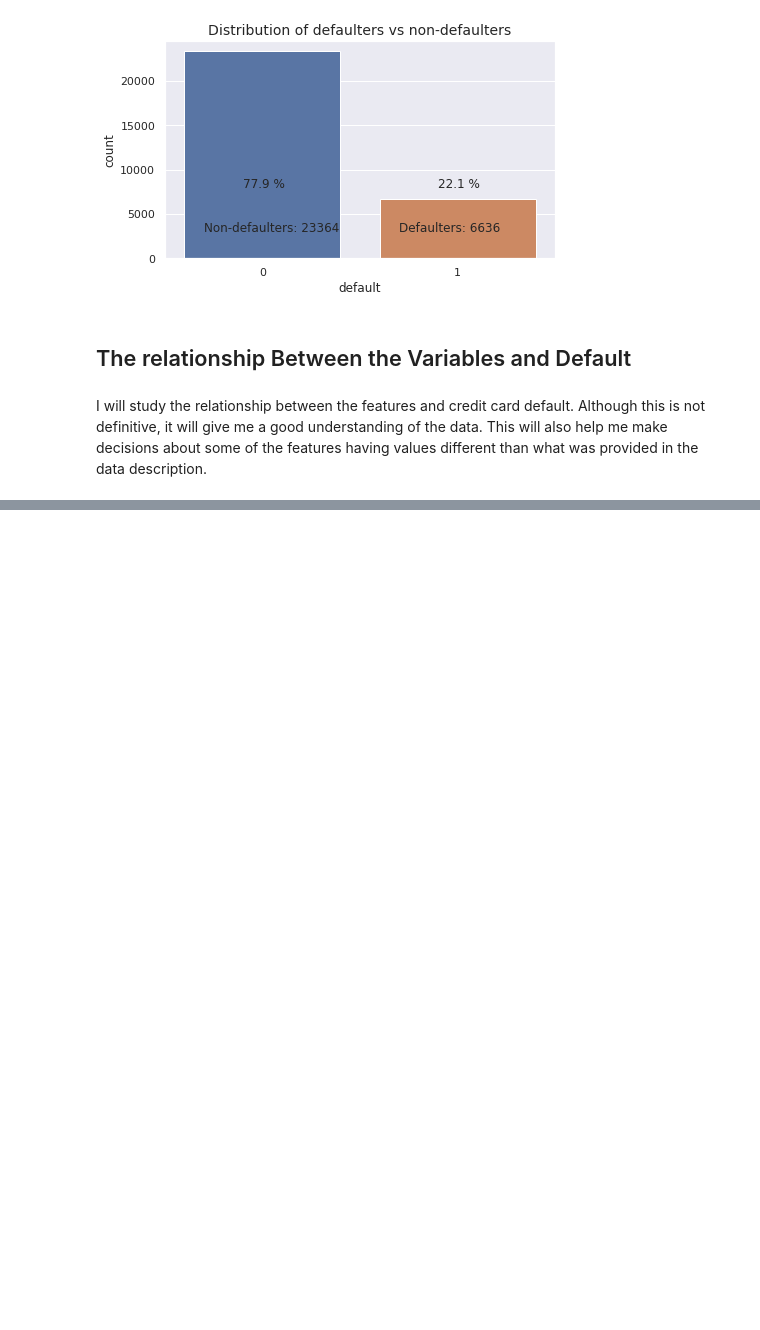
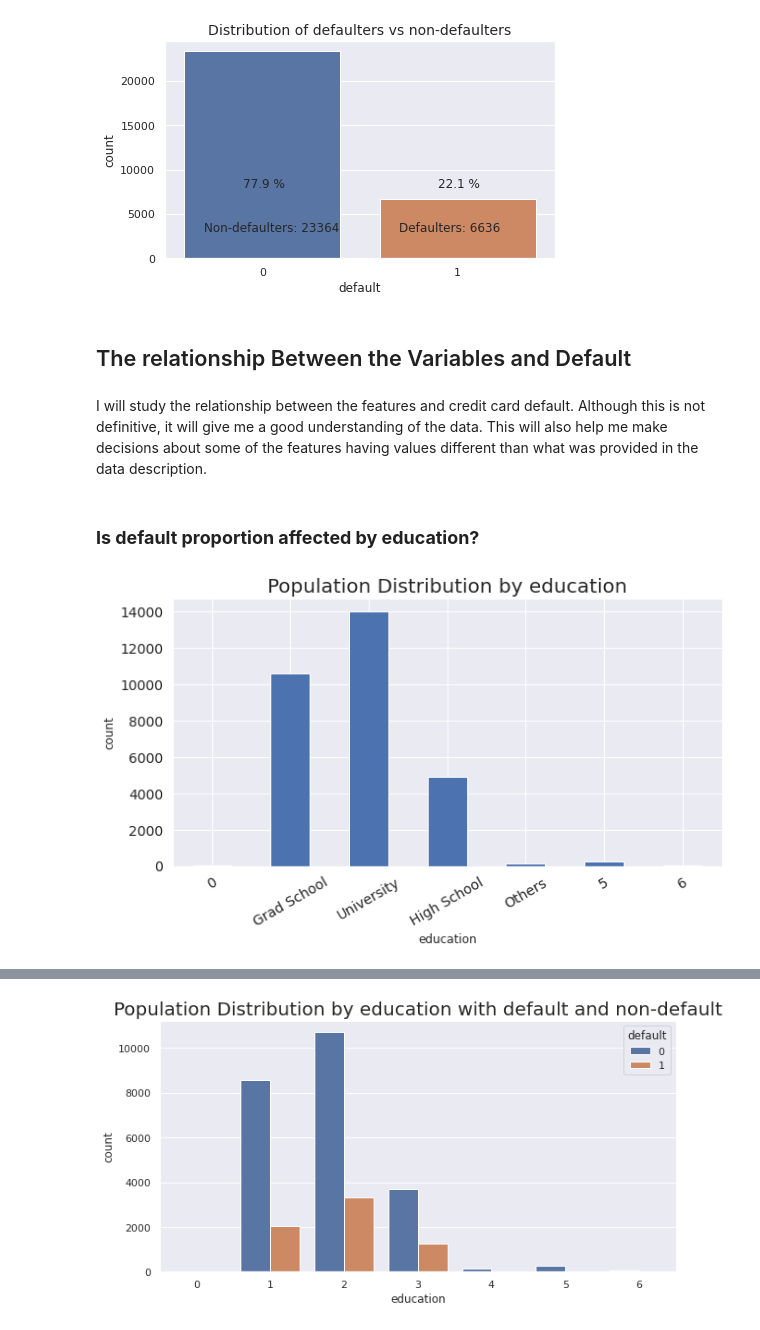
Before and after one commit to Aniket-Satpute/Credit-Card-Default-Prediction, a Jupyter notebook: Credit_Card_Default_Prediction_aniket.ipynb, the cells around one changed output, grey strips where cells are left out. Saved outputs shown, nothing was run; the diff lists cells and outputs as text; code cells hidden in the pictures; blank space fills up the shorter version.

```diff
--- a/Credit_Card_Default_Prediction_aniket.ipynb
+++ b/Credit_Card_Default_Prediction_aniket.ipynb
@@ -261,3 +261,21 @@ def compare_default_across_features(df, col_name, dict_label={}):
 
     # Return the normalised cross-tab
     return cross_tab_norm
+# %% [markdown]
+### **Is default proportion affected by education?**
+# %%
+_ = compare_default_across_features(
+    cc_df,
+    "education",
+    {
+        0: "0",
+        1: "Grad School",
+        2: "University",
+        3: "High School",
+        4: "Others",
+        5: "5",
+        6: "6",
+    },
+)
+# %% [output]
+[figure, added]
@@ -263,0 +287 @@ def compare_default_across_features(df, col_name, dict_label={}):
+[figure, added]
```
Also changed, not shown: parts of 10 cells of this notebook.
